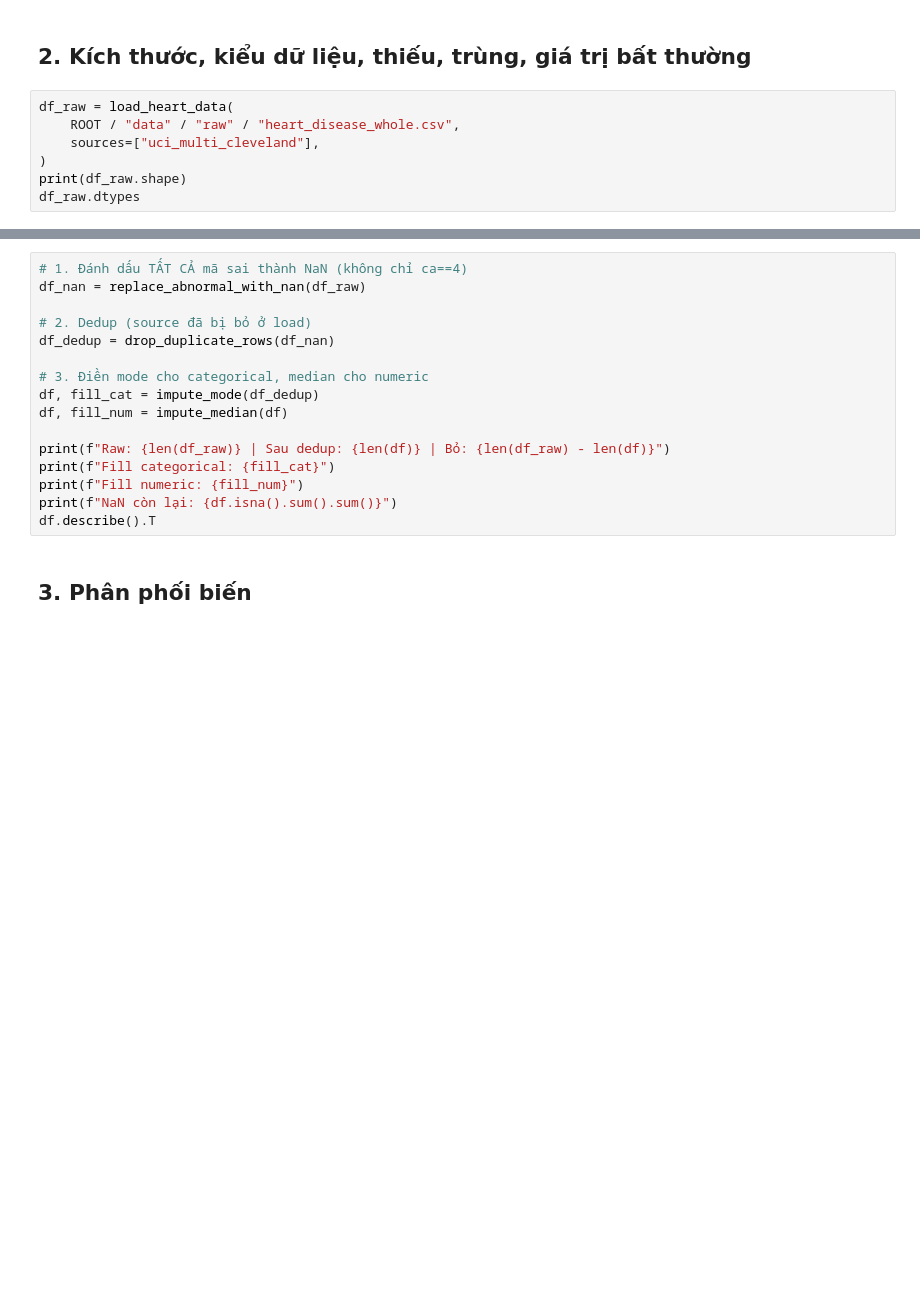
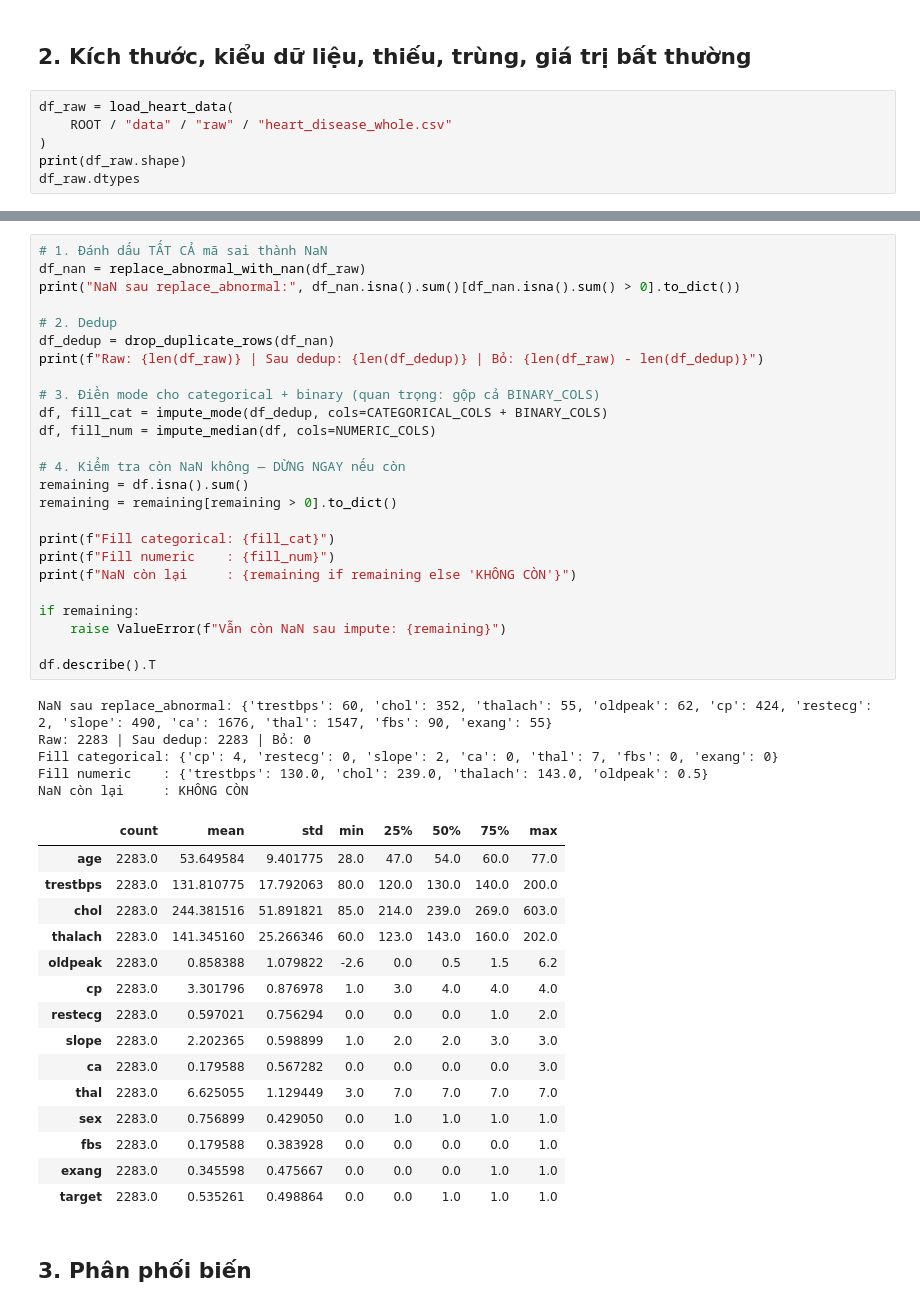
Before and after one commit to HaVuHongPhuc/Clustering_of_patients_with_heart_disease_KMedoids, a Jupyter notebook: notebooks/01_data_exploration.ipynb, the cells around one changed output, grey strips where cells are left out. Saved outputs shown, nothing was run; the diff lists cells and outputs as text; blank space fills up the shorter version.

```diff
--- a/notebooks/01_data_exploration.ipynb
+++ b/notebooks/01_data_exploration.ipynb
@@ -52,8 +70,7 @@ sns.set_theme(style="whitegrid")
 ## 2. Kích thước, kiểu dữ liệu, thiếu, trùng, giá trị bất thường
 # %%
 df_raw = load_heart_data(
-    ROOT / "data" / "raw" / "heart_disease_whole.csv",
-    sources=["uci_multi_cleveland"],
+    ROOT / "data" / "raw" / "heart_disease_whole.csv"
 )
 print(df_raw.shape)
 df_raw.dtypes
@@ -70,19 +120,49 @@ report
 # %%
-# 1. Đánh dấu TẤT CẢ mã sai thành NaN (không chỉ ca==4)
+# 1. Đánh dấu TẤT CẢ mã sai thành NaN
 df_nan = replace_abnormal_with_nan(df_raw)
+print("NaN sau replace_abnormal:", df_nan.isna().sum()[df_nan.isna().sum() > 0].to_dict())
 
-# 2. Dedup (source đã bị bỏ ở load)
+# 2. Dedup
 df_dedup = drop_duplicate_rows(df_nan)
+print(f"Raw: {len(df_raw)} | Sau dedup: {len(df_dedup)} | Bỏ: {len(df_raw) - len(df_dedup)}")
 
-# 3. Điền mode cho categorical, median cho numeric
-df, fill_cat = impute_mode(df_dedup)
-df, fill_num = impute_median(df)
+# 3. Điền mode cho categorical + binary (quan trọng: gộp cả BINARY_COLS)
+df, fill_cat = impute_mode(df_dedup, cols=CATEGORICAL_COLS + BINARY_COLS)
+df, fill_num = impute_median(df, cols=NUMERIC_COLS)
 
-print(f"Raw: {len(df_raw)} | Sau dedup: {len(df)} | Bỏ: {len(df_raw) - len(df)}")
+# 4. Kiểm tra còn NaN không — DỪNG NGAY nếu còn
+remaining = df.isna().sum()
+remaining = remaining[remaining > 0].to_dict()
+
 print(f"Fill categorical: {fill_cat}")
-print(f"Fill numeric: {fill_num}")
-print(f"NaN còn lại: {df.isna().sum().sum()}")
+print(f"Fill numeric    : {fill_num}")
+print(f"NaN còn lại     : {remaining if remaining else 'KHÔNG CÒN'}")
+
+if remaining:
+    raise ValueError(f"Vẫn còn NaN sau impute: {remaining}")
+
 df.describe().T
+# %% [output]
+NaN sau replace_abnormal: {'trestbps': 60, 'chol': 352, 'thalach': 55, 'oldpeak': 62, 'cp': 424, 'restecg': 2, 'slope': 490, 'ca': 1676, 'thal': 1547, 'fbs': 90, 'exang': 55}
+Raw: 2283 | Sau dedup: 2283 | Bỏ: 0
+Fill categorical: {'cp': 4, 'restecg': 0, 'slope': 2, 'ca': 0, 'thal': 7, 'fbs': 0, 'exang': 0}
+Fill numeric    : {'trestbps': 130.0, 'chol': 239.0, 'thalach': 143.0, 'oldpeak': 0.5}
+NaN còn lại     : KHÔNG CÒN
+|  | count | mean | std | min | 25% | 50% | 75% | max |
+| age | 2283.0 | 53.649584 | 9.401775 | 28.0 | 47.0 | 54.0 | 60.0 | 77.0 |
+| trestbps | 2283.0 | 131.810775 | 17.792063 | 80.0 | 120.0 | 130.0 | 140.0 | 200.0 |
+| chol | 2283.0 | 244.381516 | 51.891821 | 85.0 | 214.0 | 239.0 | 269.0 | 603.0 |
+| thalach | 2283.0 | 141.345160 | 25.266346 | 60.0 | 123.0 | 143.0 | 160.0 | 202.0 |
+| oldpeak | 2283.0 | 0.858388 | 1.079822 | -2.6 | 0.0 | 0.5 | 1.5 | 6.2 |
+| cp | 2283.0 | 3.301796 | 0.876978 | 1.0 | 3.0 | 4.0 | 4.0 | 4.0 |
+| restecg | 2283.0 | 0.597021 | 0.756294 | 0.0 | 0.0 | 0.0 | 1.0 | 2.0 |
+| slope | 2283.0 | 2.202365 | 0.598899 | 1.0 | 2.0 | 2.0 | 3.0 | 3.0 |
+| ca | 2283.0 | 0.179588 | 0.567282 | 0.0 | 0.0 | 0.0 | 0.0 | 3.0 |
+| thal | 2283.0 | 6.625055 | 1.129449 | 3.0 | 7.0 | 7.0 | 7.0 | 7.0 |
+| sex | 2283.0 | 0.756899 | 0.429050 | 0.0 | 1.0 | 1.0 | 1.0 | 1.0 |
+| fbs | 2283.0 | 0.179588 | 0.383928 | 0.0 | 0.0 | 0.0 | 0.0 | 1.0 |
+| exang | 2283.0 | 0.345598 | 0.475667 | 0.0 | 0.0 | 0.0 | 1.0 | 1.0 |
+| target | 2283.0 | 0.535261 | 0.498864 | 0.0 | 0.0 | 1.0 | 1.0 | 1.0 |
 # %% [markdown]
 ## 3. Phân phối biến
 # %%
```
Also changed, not shown: parts of 13 cells of this notebook.
